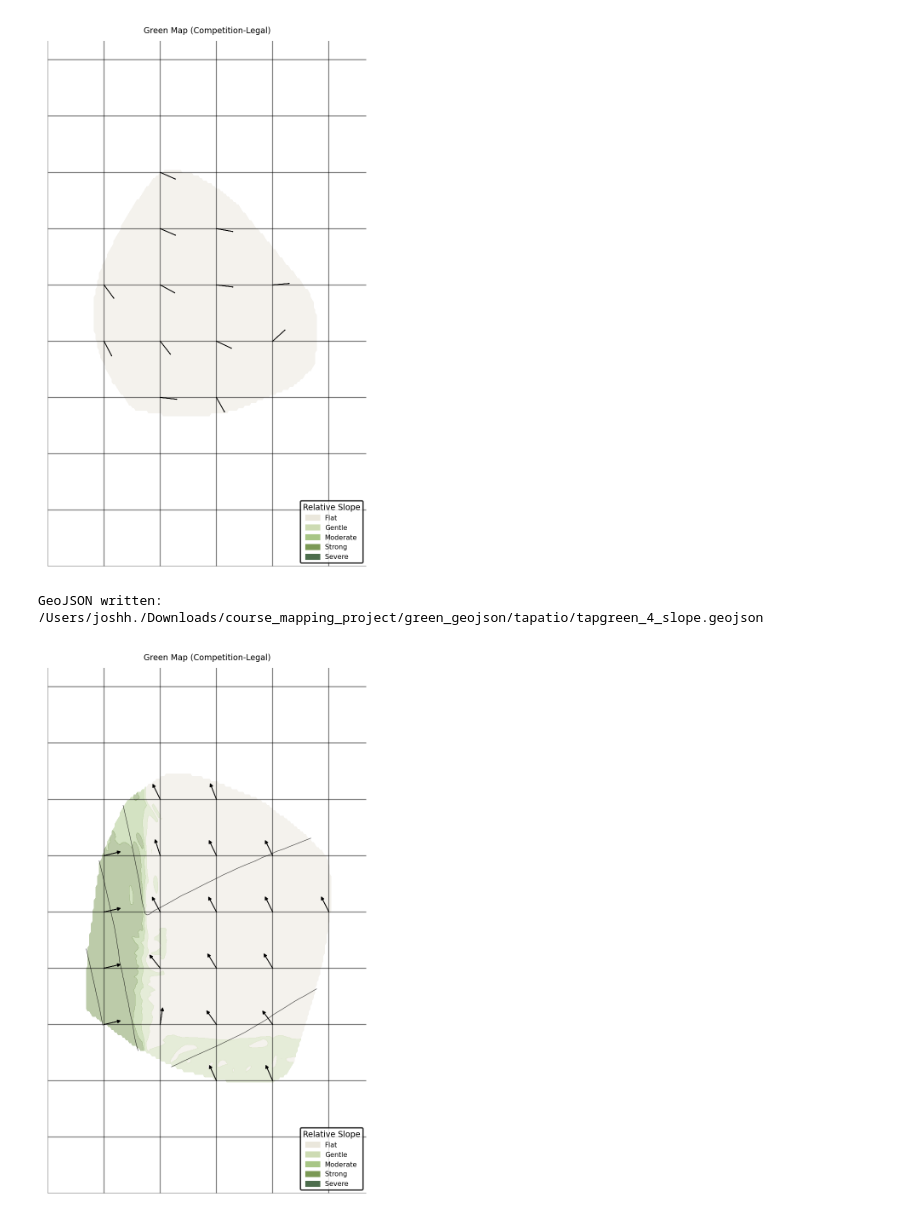
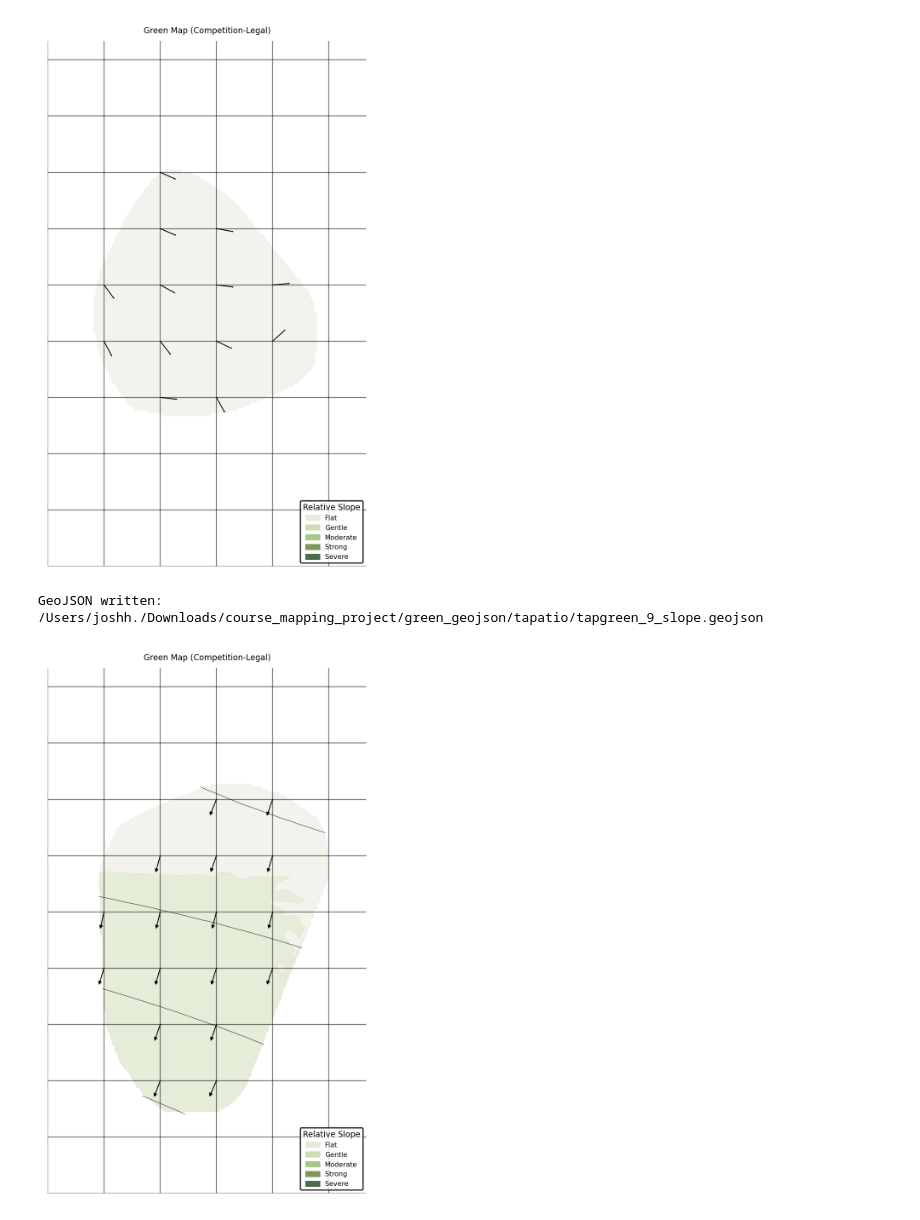
Before and after one commit to j-hgldlabs/Golf-Projects, a Jupyter notebook: Green_Mapping_OCT25.ipynb, the cells around one changed output. Cells and saved outputs as stored; diff of their text form; code cells hidden in the pictures.

```diff
--- a/Green_Mapping_OCT25.ipynb
+++ b/Green_Mapping_OCT25.ipynb
@@ -943,34 +943,34 @@ def main(gpx_file_path, competition_legal=False, geojson_out="/tmp/green_map.geo
             slope_deg=slope_degrees,
             aspect=aspect,
             page_width_m=page_width_m,
             page_height_m=page_height_m,
             adjusted_grid_spacing_meters=adjusted_grid_spacing_meters,
             transformer_inv=transformer_inv,
             x_origin_abs=x_min,
             y_origin_abs=y_min,
             arrow_len_frac=0.30,
             slope_cap=4.5
         )
         features.extend(arrow_features)
 
     write_geojson(geojson_out, features)
 
     # === PLOTTING ===
     if competition_legal:
         plot_slope_map_legal(grid_x_local, grid_y_local, slope_degrees, aspect,
                              page_width_m, page_height_m, zoom_factor,
                              elevation_for_contours=grid_elev, contour_step_ft=1.0)
     else:
         plot_slope_map_practice(grid_x_local, grid_y_local, slope_degrees, aspect,
                                 page_width_m, page_height_m, zoom_factor)
 
 
 # === ENTRY POINT ===
 if __name__ == "__main__":
-    gpx_file = "/Users/joshh./Downloads/course_mapping_project/course_data_gpx/tapatioresort_greens/tapatioresort_green_4.gpx"  # <-- update to your GPX path
+    gpx_file = "/Users/joshh./Downloads/course_mapping_project/course_data_gpx/tapatioresort_greens/tapatioresort_green_9.gpx"  # <-- update to your GPX path
     legal_mode = input("Competition legal mode? (y/n): ").strip().lower() == "y"
-    out_path = "/Users/joshh./Downloads/course_mapping_project/green_geojson/tapatio/tapgreen_4_slope.geojson"  # <-- update if desired
+    out_path = "/Users/joshh./Downloads/course_mapping_project/green_geojson/tapatio/tapgreen_9_slope.geojson"  # <-- update if desired
     main(gpx_file, competition_legal=legal_mode, geojson_out=out_path, stride_points=3, export_arrows=True)
 # %% [output]
-GeoJSON written: /Users/joshh./Downloads/course_mapping_project/green_geojson/tapatio/tapgreen_4_slope.geojson
+GeoJSON written: /Users/joshh./Downloads/course_mapping_project/green_geojson/tapatio/tapgreen_9_slope.geojson
-[figure, old version]
+[figure, new version]
```
Also changed, not shown: 5 other files.
